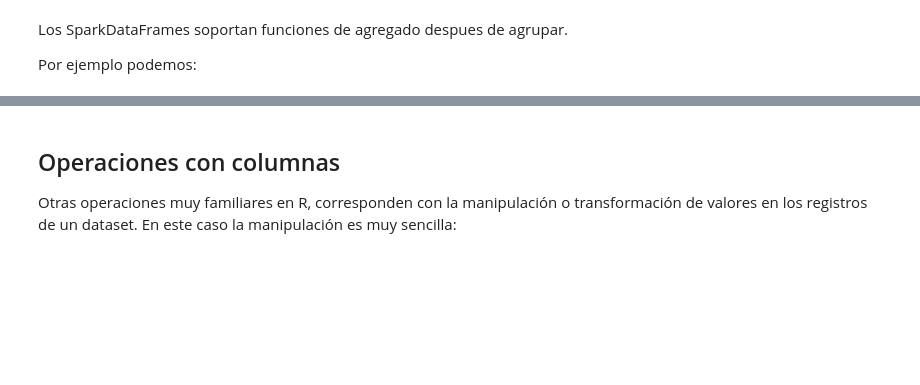
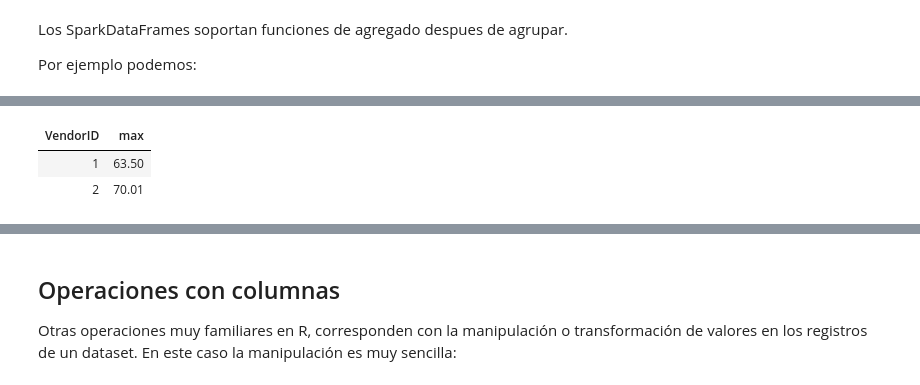
Before and after one commit to manuparra/taller_SparkR, a Jupyter notebook: Parte 2. S04. Operaciones con SparkDataFrames.ipynb, the cells around one changed output, grey strips where cells are left out. Cells and saved outputs as stored; diff of their text form; code cells hidden in the pictures; blank space fills up the shorter version.

```diff
--- a/Parte 2. S04. Operaciones con SparkDataFrames.ipynb
+++ b/Parte 2. S04. Operaciones con SparkDataFrames.ipynb
@@ -93,3 +194,10 @@ head(summarize(groupBy(df_nyctrips, df_nyctrips$VendorID), count = n(df_nyctrips
+# %%
+# Agrupamos por Vendedor y mostramos el número de viajes.
+head(summarize(groupBy(df_nyctrips, df_nyctrips$VendorID), max = max(df_nyctrips$total_amount)))
+# %% [output]
+| VendorID | max |
+| 1 | 63.50 |
+| 2 | 70.01 |
 # %%
 # Agrupamos por numero de pasajeros y mostramos el numero de viajes
 trips_passenger <- summarize(groupBy(df_nyctrips, df_nyctrips$passenger_count), count = n(df_nyctrips$passenger_count))
```
Also changed, not shown: parts of 39 cells of this notebook, 2 other files.
